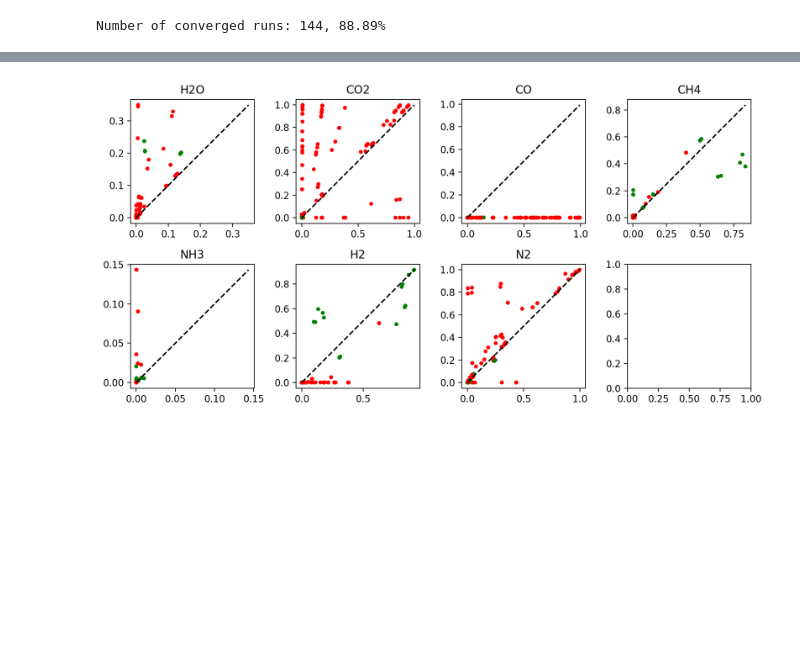
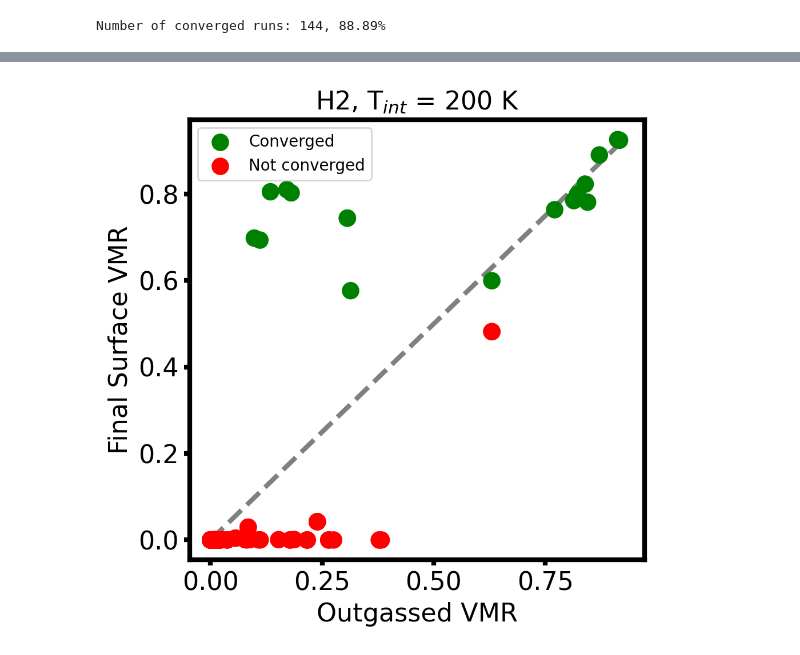
Before and after one commit to DavidDahlbudding/chelio, a Jupyter notebook: analyze/C_cornerplots.ipynb, the cells around one changed output, grey strips where cells are left out. Cells and saved outputs as stored; diff of their text form; code cells hidden in the pictures; blank space fills up the shorter version.

```diff
--- a/analyze/C_cornerplots.ipynb
+++ b/analyze/C_cornerplots.ipynb
@@ -157,7 +163,7 @@ layer = 0 # (surface layer = 0)
 #colors = plt.cm.plasma(colors/(np.nanmax(colors)+1))
 colors = ['green' if run.iterations_read[-1] > 0 else 'red' for run in runs]
 
-plot_all = True
+plot_all = False
 if plot_all:
     n_mols = len(vmrs.keys())
     n_rows = 2 #np.ceil(np.sqrt(n_mols)).astype('int')
@@ -174,38 +180,41 @@ if plot_all:
                 ggchem_vmr[j] = run.mols_vmr[0, layer, i_mol]
 
         ax.scatter(vmrs[mol], ggchem_vmr, c=colors, s=10)
         max_vmr = np.max([np.nanmax(vmrs[mol]), np.nanmax(ggchem_vmr)])
-        ax.plot(np.linspace(0,max_vmr,100), np.linspace(0,max_vmr,100), "--", color='black')
+        ax.plot(np.linspace(0,max_vmr,100), np.linspace(0,max_vmr,100), "--", color='grey', zorder=-1)
         #ax.plot(np.linspace(0,1,100), np.linspace(0,1,100), "--", color='black')
         #ax.set_xlim(0,1)
         #ax.set_ylim(0,1)
         ax.set_title(mol)
+
+    fig.supxlabel('Outgassed VMR')
+    fig.supylabel('Final Surface VMR')
+
 else:
     mol = 'H2'
     fig, ax = plt.subplots(figsize=(5,5), dpi=200)
     for j, run in enumerate(runs):
             if run.final_convergence_status:
                 i_mol = run.mol_names.index(mol)
                 ggchem_vmr[j] = run.mols_vmr[0, layer, i_mol]
 
     ax.scatter(vmrs[mol], ggchem_vmr, c=colors, s=100)
     max_vmr = np.max([np.nanmax(vmrs[mol]), np.nanmax(ggchem_vmr)])
     ax.plot(np.linspace(0,max_vmr,100), np.linspace(0,max_vmr,100), "--", color='grey', zorder=-1)
-    ax.set_title(mol)
+    ax.set_title(f'{mol}, ' + r'T$_{int}$ = ' + f'{Tint} K')
     ax.set_xlabel('Outgassed VMR')
     ax.set_ylabel('Final Surface VMR')
 
     handles = [plt.scatter([], [], c='green', s=100, label='Converged'), plt.scatter([], [], c='red', s=100, label='Not converged')]
     ax.legend(handles=handles, loc='best')
 
 #set_white(ax)
-#increase_size(ax, linewidth=3, fontsize=16, legendloc='best')
-
+increase_size(ax, linewidth=3, fontsize=16, legendloc='no')
 fig.tight_layout()
 
 #fig.savefig(f'images/Poster_Venice/ggchem_vmr_comparison_{mol}.svg', format='svg', transparent=True)
 # %% [output]
-[figure, old version]
+[figure, new version]
 # %%
 for i,mask in enumerate(masks):
     print(labels[i], np.sum(mask))
```
Also changed, not shown: parts of 6 cells of this notebook, 3 other files.
